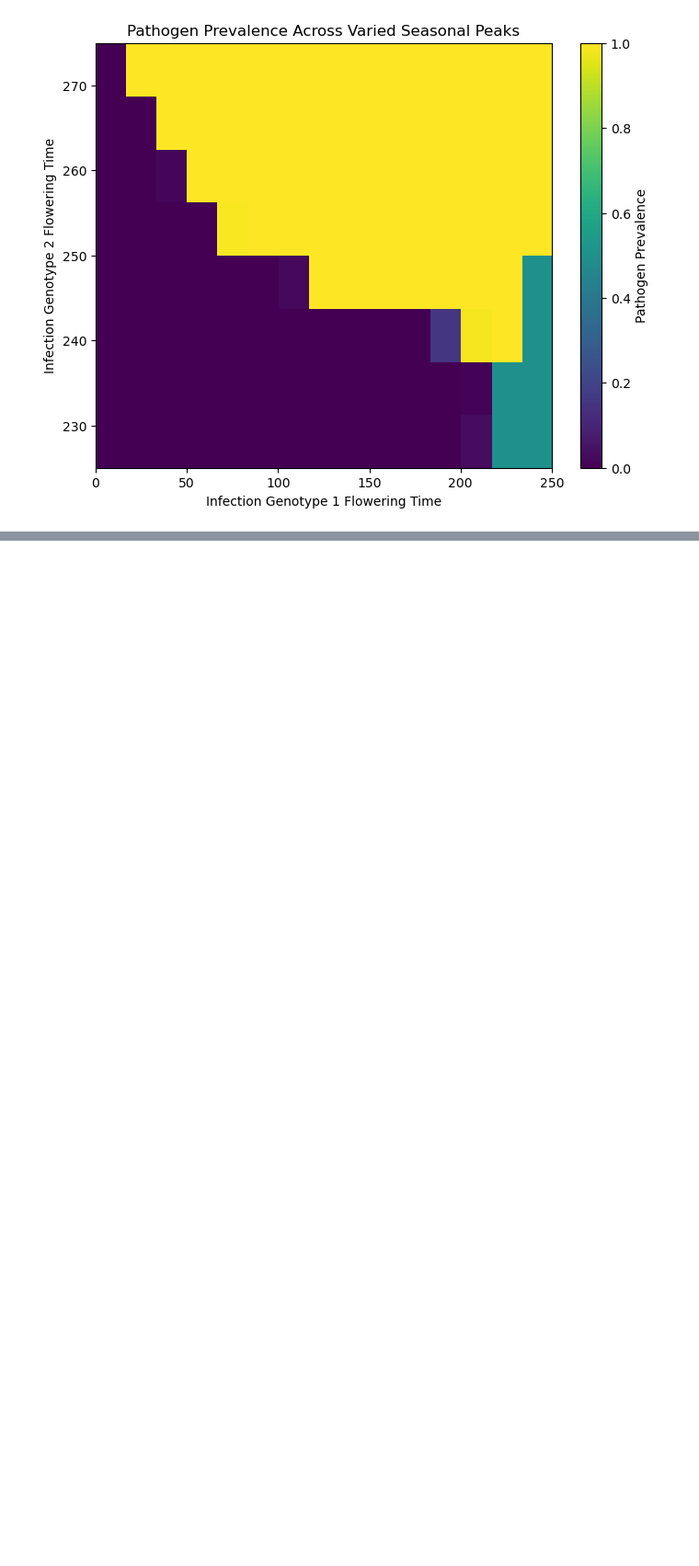
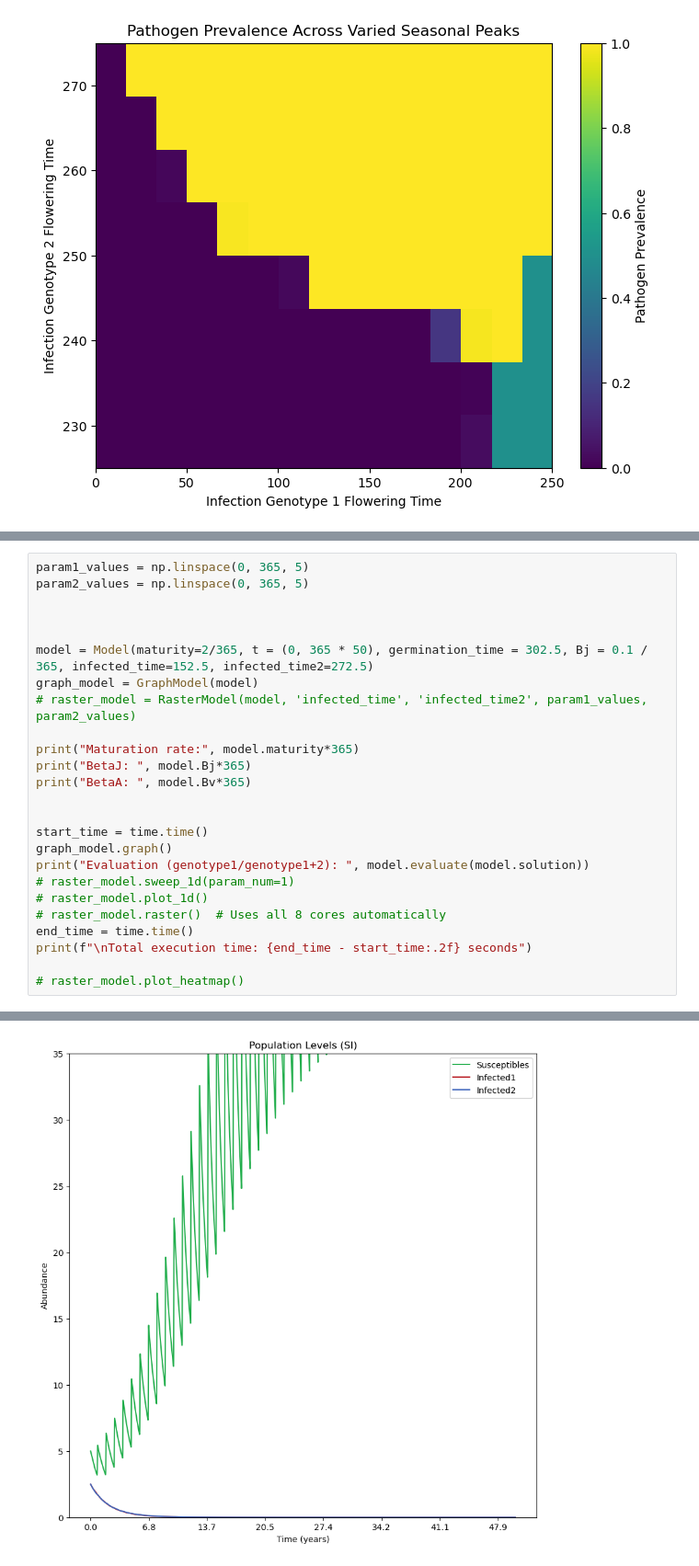
Before and after one commit to bds062/Host-Pathogen-Evolutionary-Dynamics-Model, a Jupyter notebook: call_functions.ipynb, the cells around one changed output, grey strips where cells are left out. Shown at 92% size. Drawn from its saved outputs; the diff is of its cells as text; blank space fills up the shorter version.

```diff
--- a/call_functions.ipynb
+++ b/call_functions.ipynb
@@ -183,0 +184,26 @@ Total execution time: 162.09 seconds
+# %%
+param1_values = np.linspace(0, 365, 5)
+param2_values = np.linspace(0, 365, 5)
+
+
+
+model = Model(maturity=2/365, t = (0, 365 * 50), germination_time = 302.5, Bj = 0.1 / 365, infected_time=152.5, infected_time2=272.5)
+graph_model = GraphModel(model)
+# raster_model = RasterModel(model, 'infected_time', 'infected_time2', param1_values, param2_values)
+
+print("Maturation rate:", model.maturity*365)
+print("BetaJ: ", model.Bj*365)
+print("BetaA: ", model.Bv*365)
+
+
+start_time = time.time()
+graph_model.graph()
+print("Evaluation (genotype1/genotype1+2): ", model.evaluate(model.solution))
+# raster_model.sweep_1d(param_num=1)
+# raster_model.plot_1d()
+# raster_model.raster()  # Uses all 8 cores automatically
+end_time = time.time()
+print(f"\nTotal execution time: {end_time - start_time:.2f} seconds")
+
+# raster_model.plot_heatmap()
+# %% [output]
@@ -183,0 +227 @@ Total execution time: 162.09 seconds
+[figure, added]
```
Also changed, not shown: parts of 3 cells of this notebook.
